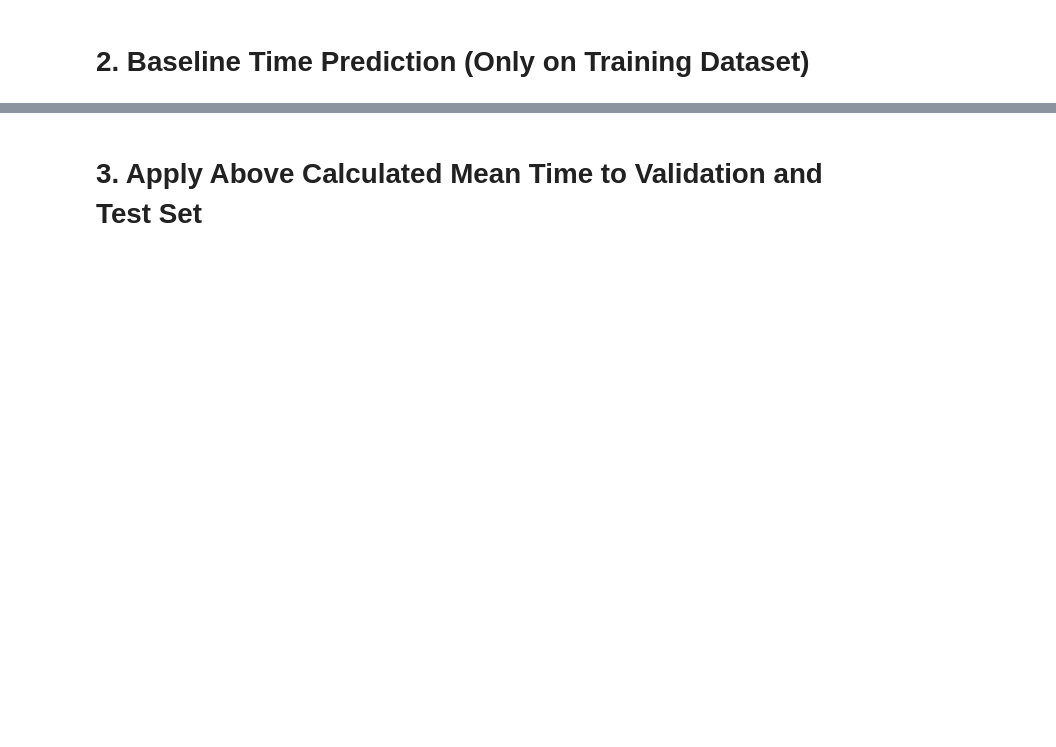
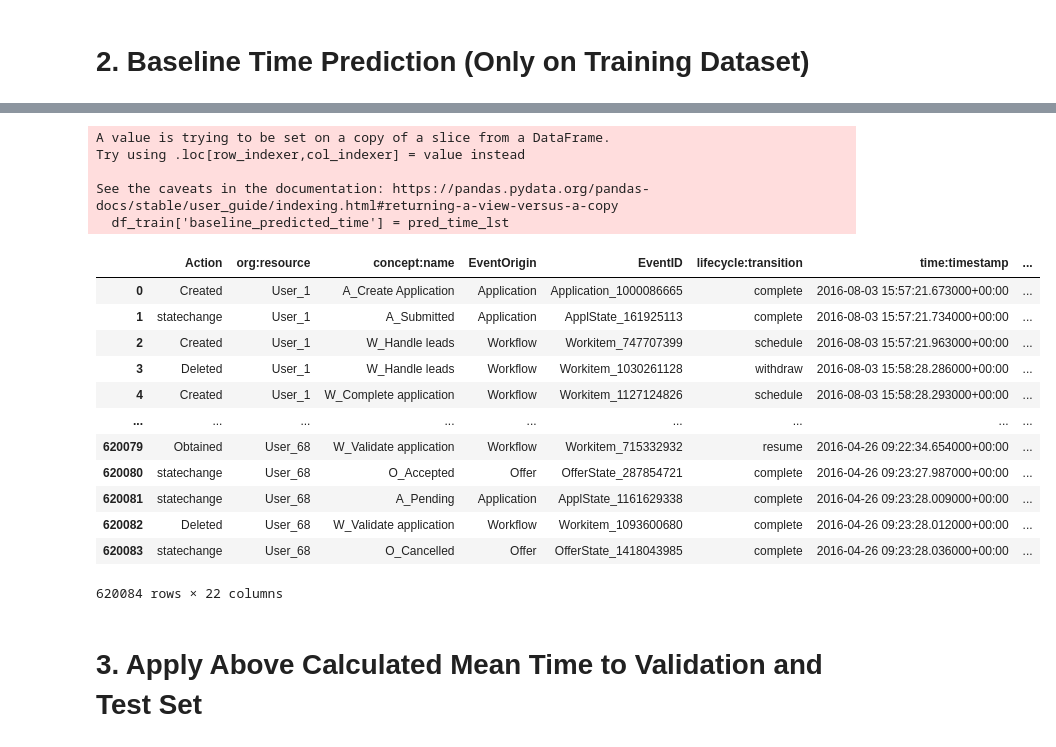
Before and after one commit to dbusn/process-mining-group-5, a Jupyter notebook: notebooks/baseline_algo_B.ipynb, the cells around one changed output, grey strips where cells are left out. Cells and saved outputs as stored; diff of their text form; code cells hidden in the pictures; blank space fills up the shorter version.

Commit message:
Update baseline_algo_B.ipynb
Fixed the difference calculations and therefore the predicted time for each step in a process.

````diff
--- a/notebooks/baseline_algo_B.ipynb
+++ b/notebooks/baseline_algo_B.ipynb
@@ -17,2 +25,10 @@ df.info()
+# %%
+#Cumulative sum function to be used later
+def CumSum(lists):
+    #```Returns the cumulative sum of a list```
+    cu_list = []
+    length = len(lists)
+    cu_list = [sum(lists[0:x:1]) for x in range(0, length+1)]
+    return cu_list[1:]
 # %% [markdown]
 # 2. Baseline Time Prediction (Only on Training Dataset)
@@ -35,0 +35,26 @@ df_train
+# %%
+# Calculate time difference between each row
+df_train['time_diff'] = df_train['time:timestamp'].diff().dt.total_seconds()
+# Set the time difference of the 1st row to 0 as it's currently NaN
+df_train.at[0, 'time_diff'] = 0
+# Count number of steps per process
+Length_per_case_List = df_train.groupby(['case:concept:name'])['time_diff'].count().tolist()
+
+#using the cumulative sum we get all the positions that are a first step in a process, here the time difference
+#should thus be set to 0
+position_lst = CumSum(Length_per_case_List)
+for i in tqdm(position_lst):
+    df_train.at[i,'time_diff']=0
+#The for Loop mysteriously creates an empty row at the end of the df, gotta delete it
+df_train = df_train.iloc[:-1]
+
+#Unzip the position list to get the number of each steps of each process, make that into a list
+step_in_process = []
+for x in tqdm(Length_per_case_List):
+    for y in range(x):
+        step_in_process.append(y + 1)
+# Assign position number to each row/process
+df_train['Process_Step'] = step_in_process
+
+
+#The warnings are obsolete, it's because it uses .at which is considerably faster than .loc
@@ -36,14 +92,31 @@ df_train
 # %%
 # Calculate mean time difference grouped by position based on the number of cases
-mean_time_lst = df_train.groupby('position').mean()['time_diff'].tolist()
-# Delete 1st time difference mean (Position = 1 always has mean = 0)
-del mean_time_lst[0]
-# Add the last time differnce mean as 0 when it reaches the maximum value of position
-mean_time_lst.append(0.0)
+mean_time_lst = df_train.groupby('Process_Step')['time_diff'].mean().tolist()
+mean_time_lst
+
 # Create the predicted time column per entry using the mean time difference
-pred_time_lst = [mean_time_lst[j - 1] for j in position_lst]
+pred_time_lst = [mean_time_lst[j - 1] for j in step_in_process]
 df_train['baseline_predicted_time'] = pred_time_lst
 df_train
+# %% [output]
+A value is trying to be set on a copy of a slice from a DataFrame.
+Try using .loc[row_indexer,col_indexer] = value instead
+
+See the caveats in the documentation: https://pandas.pydata.org/pandas-docs/stable/user_guide/indexing.html#returning-a-view-versus-a-copy
+  df_train['baseline_predicted_time'] = pred_time_lst
+|  | Action | org:resource | concept:name | EventOrigin | EventID | lifecycle:transition | time:timestamp | ... |
+| 0 | Created | User_1 | A_Create Application | Application | Application_1000086665 | complete | 2016-08-03 15:57:21.673000+00:00 | ... |
+| 1 | statechange | User_1 | A_Submitted | Application | ApplState_161925113 | complete | 2016-08-03 15:57:21.734000+00:00 | ... |
+| 2 | Created | User_1 | W_Handle leads | Workflow | Workitem_747707399 | schedule | 2016-08-03 15:57:21.963000+00:00 | ... |
+| 3 | Deleted | User_1 | W_Handle leads | Workflow | Workitem_1030261128 | withdraw | 2016-08-03 15:58:28.286000+00:00 | ... |
+| 4 | Created | User_1 | W_Complete application | Workflow | Workitem_1127124826 | schedule | 2016-08-03 15:58:28.293000+00:00 | ... |
+| ... | ... | ... | ... | ... | ... | ... | ... | ... |
+| 620079 | Obtained | User_68 | W_Validate application | Workflow | Workitem_715332932 | resume | 2016-04-26 09:22:34.654000+00:00 | ... |
+| 620080 | statechange | User_68 | O_Accepted | Offer | OfferState_287854721 | complete | 2016-04-26 09:23:27.987000+00:00 | ... |
+| 620081 | statechange | User_68 | A_Pending | Application | ApplState_1161629338 | complete | 2016-04-26 09:23:28.009000+00:00 | ... |
+| 620082 | Deleted | User_68 | W_Validate application | Workflow | Workitem_1093600680 | complete | 2016-04-26 09:23:28.012000+00:00 | ... |
+| 620083 | statechange | User_68 | O_Cancelled | Offer | OfferState_1418043985 | complete | 2016-04-26 09:23:28.036000+00:00 | ... |
+620084 rows × 22 columns
 # %% [markdown]
 # 3. Apply Above Calculated Mean Time to Validation and Test Set
 # %%
````
Also changed, not shown: parts of 6 cells of this notebook.
